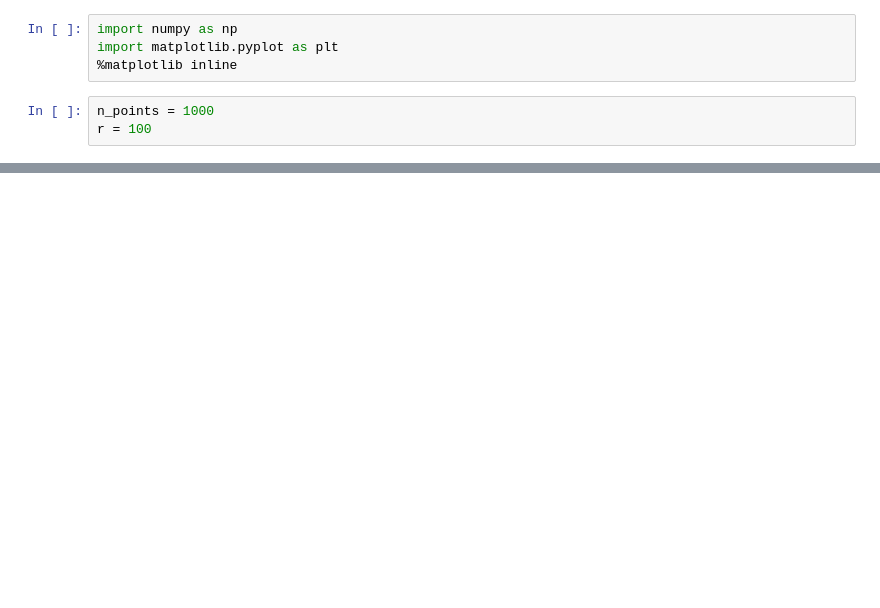
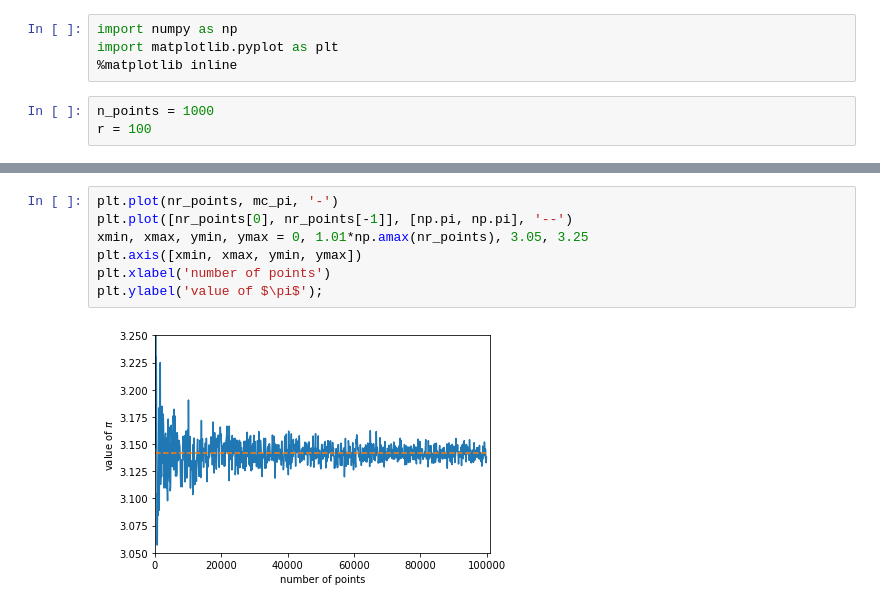
Before and after one commit to jsdiazpo/Monte-Carlo-Pi, a Jupyter notebook: Monte-Carlo-Pi.ipynb, the cells around one changed output, grey strips where cells are left out. Drawn from its saved outputs; the diff is of its cells as text; blank space fills up the shorter version.

```diff
--- a/Monte-Carlo-Pi.ipynb
+++ b/Monte-Carlo-Pi.ipynb
@@ -28,0 +61,9 @@ plt.axis([0, r, 0, r]);
+# %%
+plt.plot(nr_points, mc_pi, '-')
+plt.plot([nr_points[0], nr_points[-1]], [np.pi, np.pi], '--')
+xmin, xmax, ymin, ymax = 0, 1.01*np.amax(nr_points), 3.05, 3.25
+plt.axis([xmin, xmax, ymin, ymax])
+plt.xlabel('number of points')
+plt.ylabel('value of $\pi$');
+# %% [output]
+[figure, added]
```
Also changed, not shown: parts of 5 cells of this notebook.
